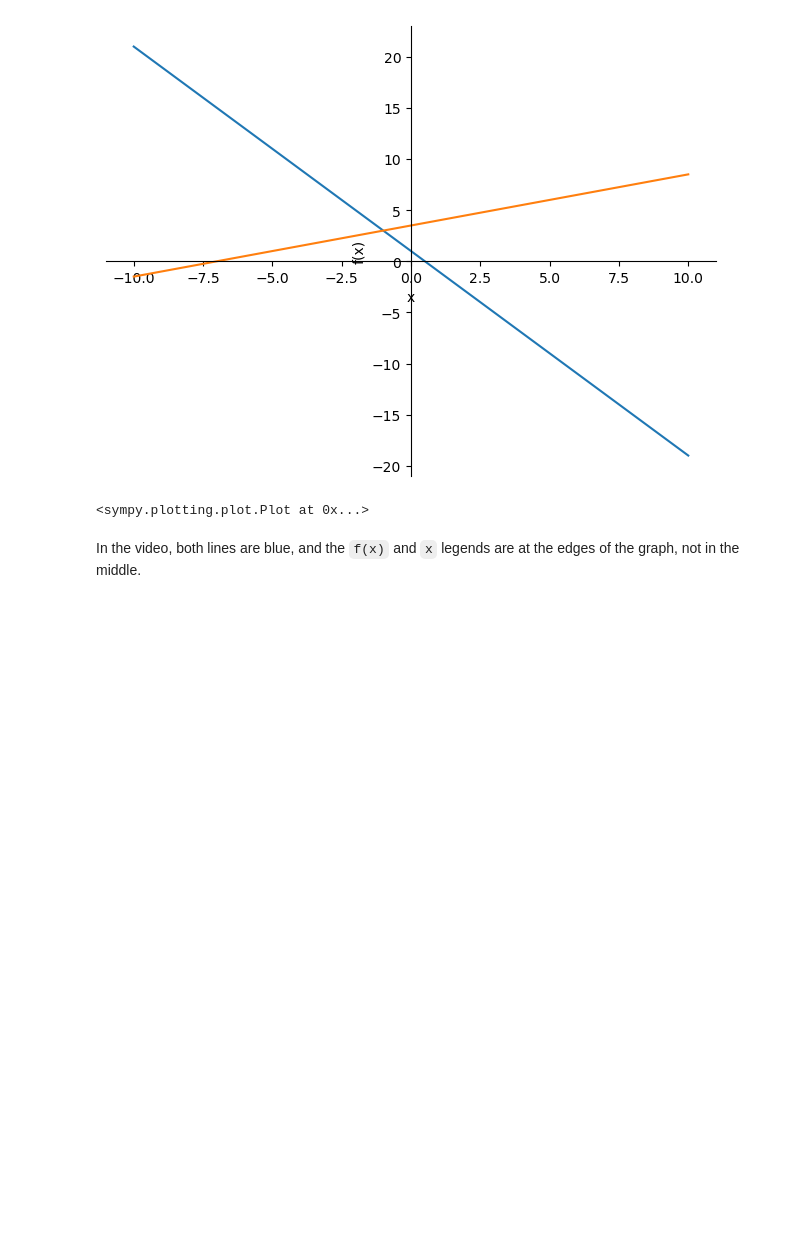
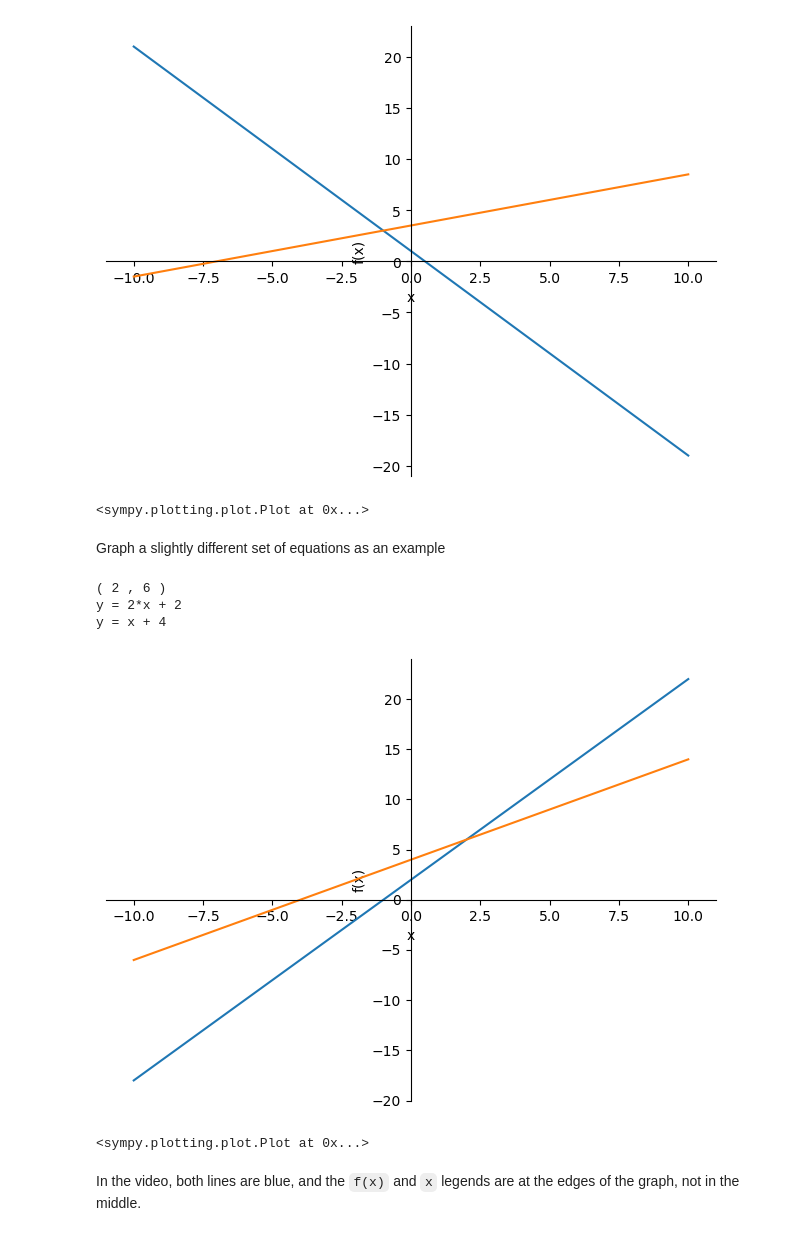
Before and after one commit to barbellfan/CollegeAlgebraJup, a Jupyter notebook: Week 8 Solving Systems.ipynb, the cells around one changed output. Cells and saved outputs as stored; diff of their text form; code cells hidden in the pictures; blank space fills up the shorter version.

Commit message:
plot and solve another pair of equations

```diff
--- a/Week 8 Solving Systems.ipynb
+++ b/Week 8 Solving Systems.ipynb
@@ -87,5 +87,48 @@ y = 1 - 2*x
 y = x/2 + 7/2
 [figure]
 <sympy.plotting.plot.Plot at 0x...>
+# %% [markdown]
+Graph a slightly different set of equations as an example
+# %%
+from sympy import *
+from sympy.plotting import plot
+
+var('x y')
+
+# First equation set eqal to zero, ready to solve
+first = -2*x + y - 2
+
+# Second equation set equal to zero, ready to solve
+second = 2*x - 2*y + 8
+
+# Solve
+solution = linsolve([first, second], (x, y))
+x_solution = solution.args[0][0]
+y_solution = solution.args[0][1]
+print("(", x_solution, ",", y_solution, ")")
+
+# Sympy syntax for equation equal to zro, ready to factor
+y_first = Eq(first, 0)
+
+# Sympy solve for y
+y1 = solve(y_first, y)
+
+# Same two steps for the second equation
+y_second = Eq(second, 0)
+y2 = solve(y_second, y)
+
+# Show factored results
+print("y =", y1[0])
+print("y =", y2[0])
+
+# Plot solution
+x = symbols('x')
+plot(y1[0], y2[0], (x, -10, 10))
+# %% [output]
+( 2 , 6 )
+y = 2*x + 2
+y = x + 4
+[figure, added]
+<sympy.plotting.plot.Plot at 0x...>
 # %% [markdown]
 In the video, both lines are blue, and the `f(x)` and `x` legends are at the edges of the graph, not in the middle.
```
